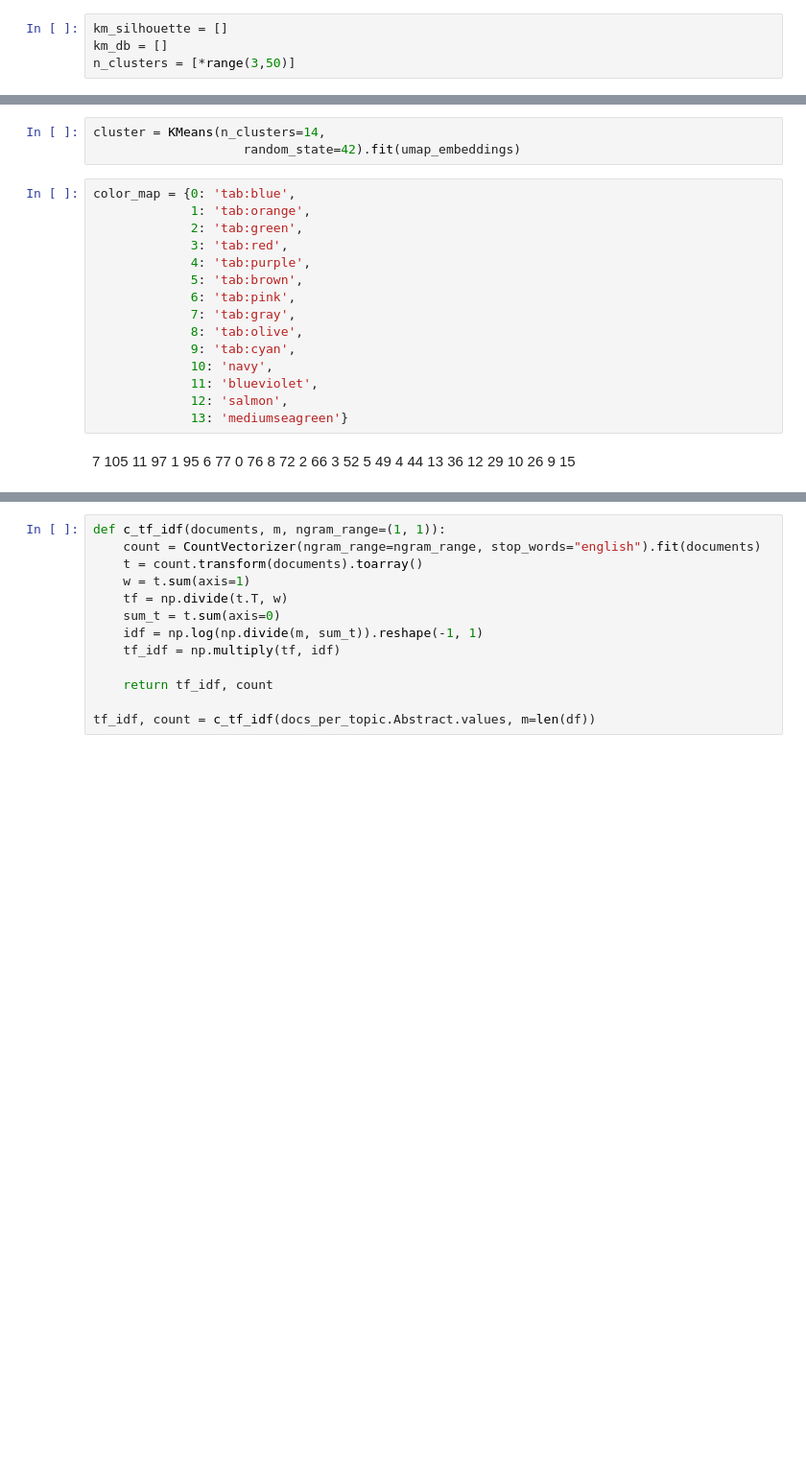
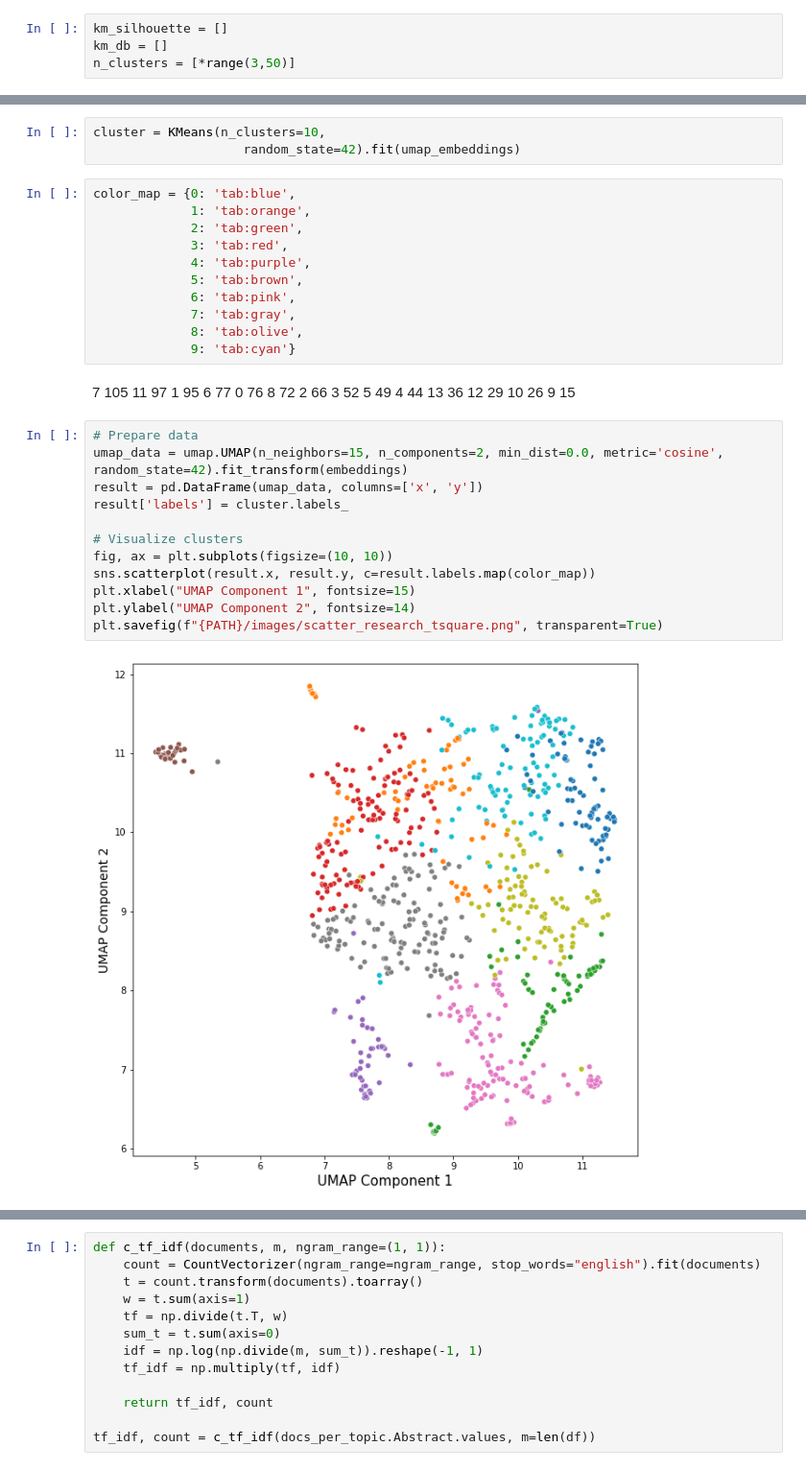
Before and after one commit to QuantLet/USC, a Jupyter notebook: SC-literature-research/BERT_Embeddings.ipynb, the cells around one changed output, grey strips where cells are left out. Shown: that part at 96% size. Saved outputs shown, nothing was run; the diff lists cells and outputs as text; blank space fills up the shorter version.

```diff
--- a/SC-literature-research/BERT_Embeddings.ipynb
+++ b/SC-literature-research/BERT_Embeddings.ipynb
@@ -125,5 +117,5 @@ plt.yticks(fontsize=15)
 # %%
-cluster = KMeans(n_clusters=14,
+cluster = KMeans(n_clusters=10,
                     random_state=42).fit(umap_embeddings)
 # %%
 color_map = {0: 'tab:blue',
@@ -135,11 +127,7 @@ color_map = {0: 'tab:blue',
              6: 'tab:pink',
              7: 'tab:gray',
              8: 'tab:olive',
-             9: 'tab:cyan',
-             10: 'navy',
-             11: 'blueviolet',
-             12: 'salmon',
-             13: 'mediumseagreen'}
+             9: 'tab:cyan'}
 # %% [markdown]
 7     105
 11     97
@@ -155,6 +143,20 @@ color_map = {0: 'tab:blue',
 12     29
 10     26
 9      15
+# %%
+# Prepare data
+umap_data = umap.UMAP(n_neighbors=15, n_components=2, min_dist=0.0, metric='cosine', random_state=42).fit_transform(embeddings)
+result = pd.DataFrame(umap_data, columns=['x', 'y'])
+result['labels'] = cluster.labels_
+
+# Visualize clusters
+fig, ax = plt.subplots(figsize=(10, 10))
+sns.scatterplot(result.x, result.y, c=result.labels.map(color_map))
+plt.xlabel("UMAP Component 1", fontsize=15)
+plt.ylabel("UMAP Component 2", fontsize=14)
+plt.savefig(f"{PATH}/images/scatter_research_tsquare.png", transparent=True)
+# %% [output]
+[figure, added]
 # %%
 result['labels'].value_counts()
 # %% [output]
```
Also changed, not shown: parts of 10 cells of this notebook, 58 other files.
